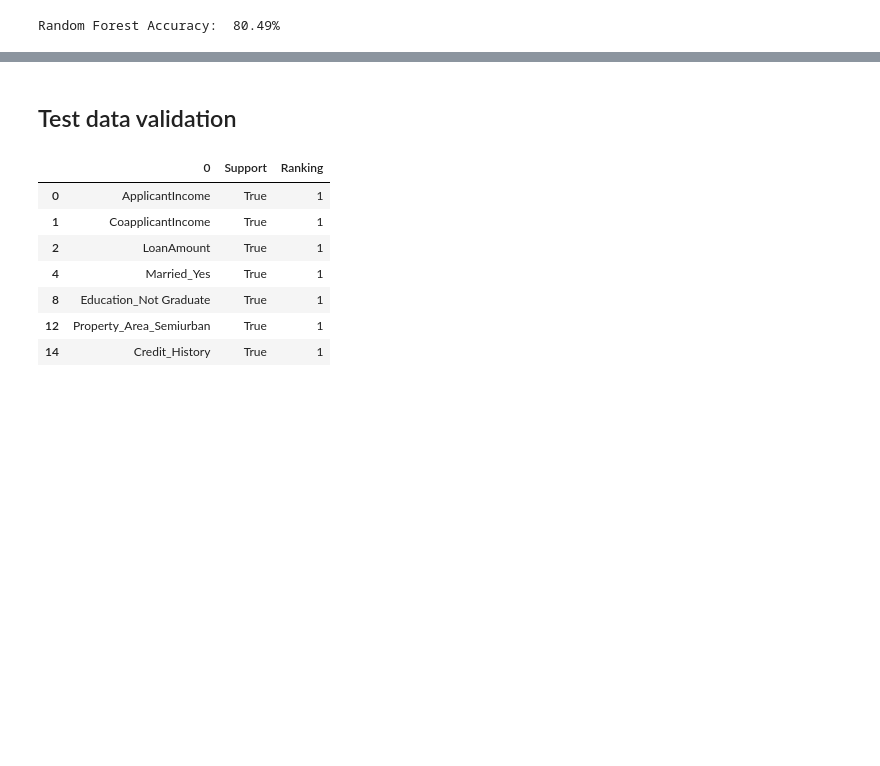
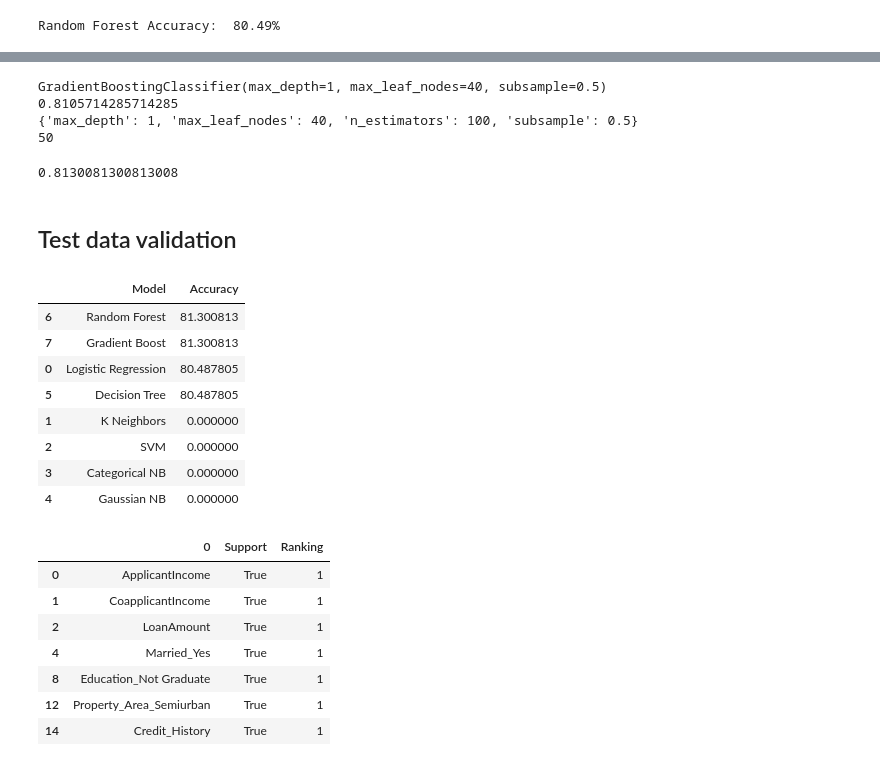
Before and after one commit to EdwinVivek/loan-eligibility-prediction, a Jupyter notebook: loan_eligibility_prediction.ipynb, the cells around one changed output, grey strips where cells are left out. Saved outputs shown, nothing was run; the diff lists cells and outputs as text; code cells hidden in the pictures; blank space fills up the shorter version.

Commit message:
added new plots and metrics

```diff
--- a/loan_eligibility_prediction.ipynb
+++ b/loan_eligibility_prediction.ipynb
@@ -1214,4 +1249,5 @@ Pipeline(steps=[('pipeline',
                  RandomForestClassifier(max_depth=10, min_samples_leaf=5,
                                         n_jobs=-1, random_state=42))])
 # %%
+rf_best.fit(loan_X_train, y_train)
 joblib.dump(rf_best, "rf_loan_prediction.pkl")
@@ -1322,3 +1357,17 @@ confusion_matrix(y_valid_mapped, y_pred_rfe_rf)
 # %%
 print(classification_report(y_valid_mapped, y_pred_rfe_rf))
 #report_dict = classification_report(y_pred_rfe_rf, y_valid_mapped, output_dict=True)
+# %%
+## Gradient Boosting
+from sklearn.ensemble import GradientBoostingClassifier
+
+gbm = GradientBoostingClassifier(n_estimators=100, learning_rate=0.1, max_depth=4)
+gbm.fit(X_train, y_train)
+y_pred_gbm = gbm.predict(X_valid)
+
+print(classification_report(y_valid, y_pred_gbm))
+print(confusion_matrix(y_valid, y_pred_gbm))
+
+from sklearn.metrics import accuracy_score
+gbm_acc = accuracy_score(y_valid, y_pred_gbm)
+print('Gradient Boosting accuracy: {:.2f}%'.format(gbm_acc*100))
@@ -1324,0 +1387,26 @@ print(classification_report(y_valid_mapped, y_pred_rfe_rf))
+# %%
+paramsGB={'n_estimators':[100,200,300,400,500],
+      'max_depth':[1,2,3,4,5],
+      'subsample':[0.5,1],
+      'max_leaf_nodes':[2,5,10,20,30,40,50]}
+
+gbm_cv = GridSearchCV(gbm, paramsGB, cv=10, scoring='accuracy')
+gbm_cv.fit(X_train, y_train)
+print(gbm_cv.best_estimator_)
+print(gbm_cv.best_score_)
+print(gbm_cv.best_params_)
+print(gbm_cv.best_index_)
+# %% [output]
+GradientBoostingClassifier(max_depth=1, max_leaf_nodes=40, subsample=0.5)
+0.8105714285714285
+{'max_depth': 1, 'max_leaf_nodes': 40, 'n_estimators': 100, 'subsample': 0.5}
+50
+# %%
+
+gbm_best = GradientBoostingClassifier(**gbm_cv.best_params_)
+gbm_best.fit(X_train, y_train)
+y_pred_gbm_best = gbm_best.predict(X_valid)
+gbm_best_acc = accuracy_score(y_valid, y_pred_gbm_best)
+gbm_best_acc
+# %% [output]
+0.8130081300813008
@@ -1350,6 +1440,25 @@ X_test = pd.DataFrame(loan_test_transforms, columns=feature_names, index=loan_te
 X_test.isna().sum()
 # %%
 logistic.predict(loan_test)
+# %%
+compare = pd.DataFrame({'Model': ['Logistic Regression', 'K Neighbors',
+                                  'SVM', 'Categorical NB',
+                                  'Gaussian NB', 'Decision Tree',
+                                  'Random Forest', 'Gradient Boost'],
+                        'Accuracy': [logistic_acc*100, 0*100, 0*100,
+                                     0*100, 0*100, dtree_acc*100,
+                                     rf_tree_acc*100, gbm_best_acc*100]})
+compare.sort_values(by='Accuracy', ascending=False)
+# %% [output]
+|  | Model | Accuracy |
+| 6 | Random Forest | 81.300813 |
+| 7 | Gradient Boost | 81.300813 |
+| 0 | Logistic Regression | 80.487805 |
+| 5 | Decision Tree | 80.487805 |
+| 1 | K Neighbors | 0.000000 |
+| 2 | SVM | 0.000000 |
+| 3 | Categorical NB | 0.000000 |
+| 4 | Gaussian NB | 0.000000 |
 # %%
 #Recursive Feature Elimination
 from sklearn.feature_selection import RFE
```
Also changed, not shown: parts of 16 cells of this notebook, 3 other files.
